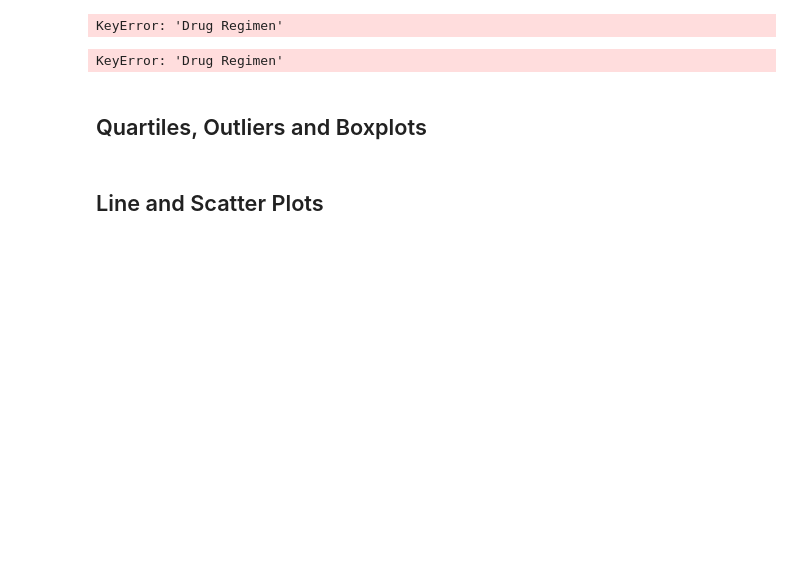
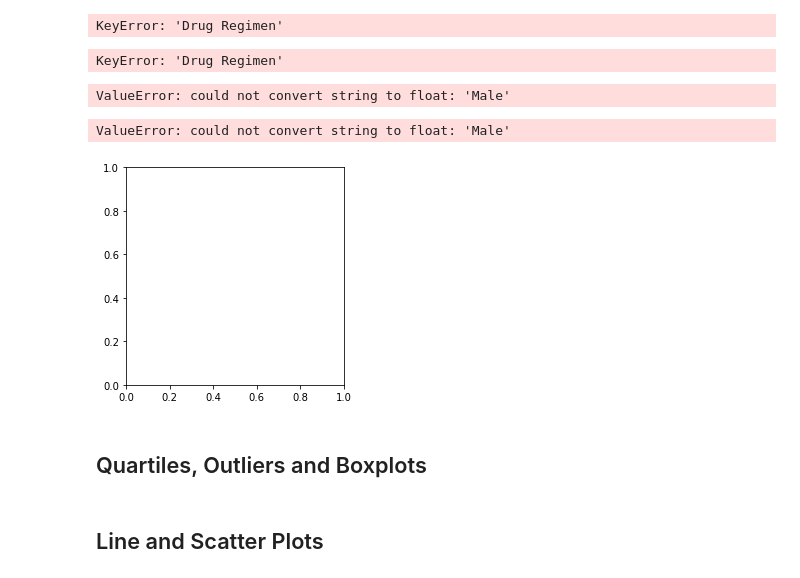
Before and after one commit to KristenScaletta/matplotlib_challenge, a Jupyter notebook: pymaceuticals.ipynb, the cells around one changed output. Cells and saved outputs as stored; diff of their text form; code cells hidden in the pictures; blank space fills up the shorter version.

```diff
--- a/pymaceuticals.ipynb
+++ b/pymaceuticals.ipynb
@@ -145,3 +147,42 @@ KeyError: 'Drug Regimen'
+# %%
+# Generate a pie plot showing the distribution of female versus male mice using pandas
+
+#Creates new data frame
+gender_df = mice_df[['Mouse ID', 'Sex']]
+gender_df = gender_df.drop_duplicates()
+#gender_df = gender_df.set_index("Sex")
+
+gender_df['Sex'] = gender_df['Sex'].astype(float)
+gender_df.plot(kind="pie", figsize=(20,3), y='Sex')
+
+# Set a title for the chart
+plt.title("Gender Distribution")
+
+plt.show()
+plt.tight_layout()
+# %% [output]
+ValueError: could not convert string to float: 'Male'
+# %%
+# Generate a pie plot showing the distribution of female versus male mice using pyplot
+
+
+# Labels for the sections of our pie chart
+labels = ["Male", "Female"]
+
+# The values of each section of the pie chart
+sizes = [220, 95, 80, 100]
+
+# The colors of each section of the pie chart
+colors = ["red", "blue"]
+
+# Tells matplotlib to seperate the "Humans" section from the others
+# Creates the pie chart based upon the values above
+# Automatically finds the percentages of each part of the pie chart
+plt.pie(mice_df['Sex'], labels=labels, colors=colors,
+        autopct="%1.1f%%", shadow=True, startangle=140)
+# %% [output]
+ValueError: could not convert string to float: 'Male'
+[figure, added]
 # %% [markdown]
 ## Quartiles, Outliers and Boxplots
 # %%
```
Also changed, not shown: parts of 4 cells of this notebook.
